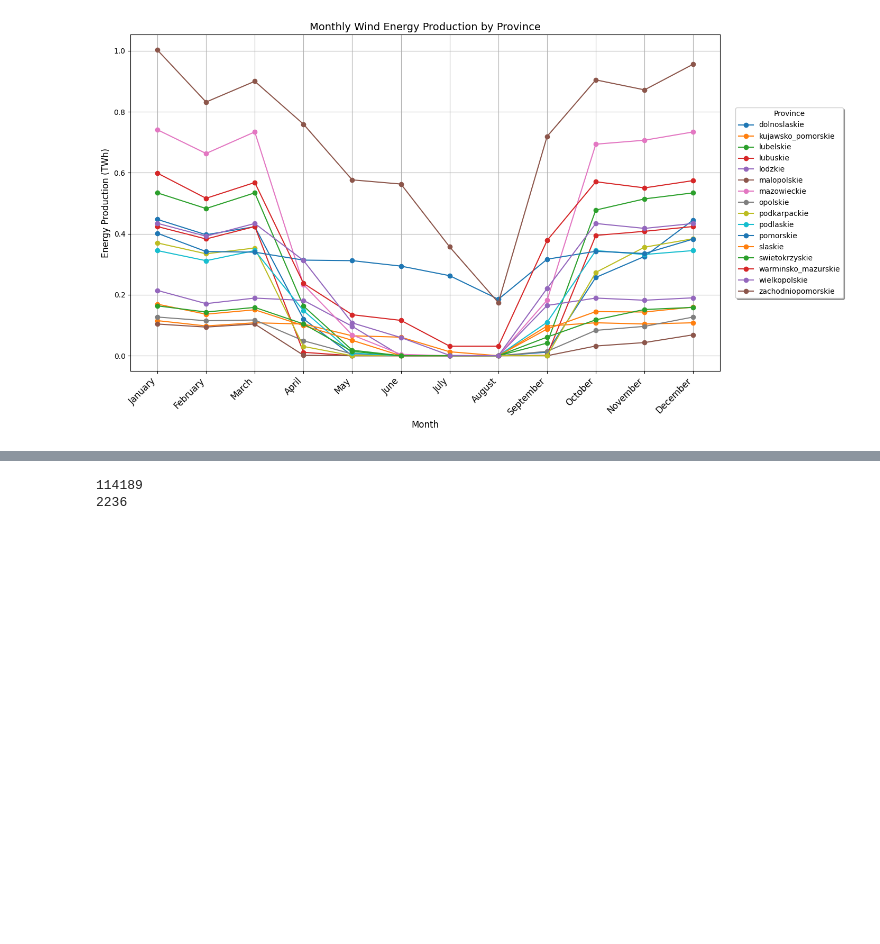
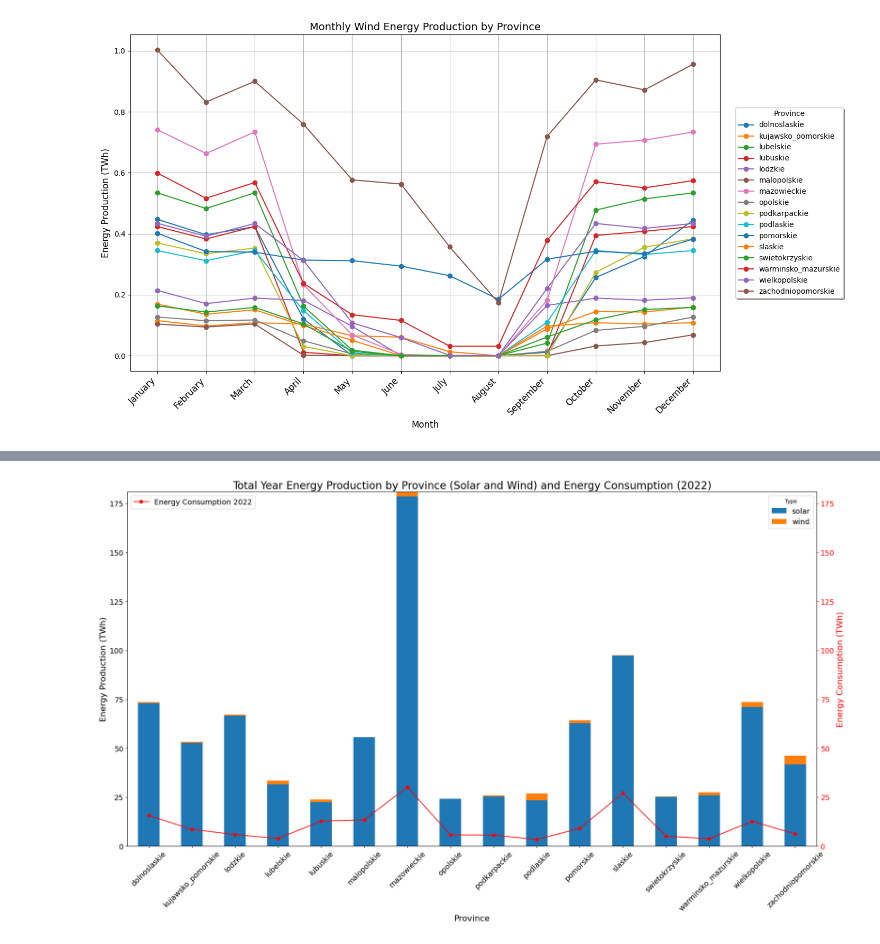
Before and after one commit to geoworldlook/Renewable_energy_optimum_location_function, a Jupyter notebook: Step_5_Analysis_Jupyter.ipynb, the cells around one changed output, grey strips where cells are left out. Cells and saved outputs as stored; diff of their text form; code cells hidden in the pictures; blank space fills up the shorter version.

```diff
--- a/Step_5_Analysis_Jupyter.ipynb
+++ b/Step_5_Analysis_Jupyter.ipynb
@@ -473,7 +494,6 @@ for province in provinces:
         f"area * 1e-6 AS area_km2, "
         f"line_dista * 1e-3 AS line_distance_km, "
         f"road_dista * 1e-3 AS road_distance_km, "
-        f"area * {effective_solar_panel_area} * {efficiency} * 1e-3 AS solar_energy_production_mwh, "
 
         # Monthly energy production
         f"area * {effective_solar_panel_area} * {efficiency} * january * 1e-3 AS january_solar_energy_production_mwh, "
@@ -512,3 +532,5 @@ for province in provinces:
     # Calculate the annual energy production and add it as a new column
     solar_radiation_photovoltaic_area_by_each_province[province]['energy_production_by_year_mwh'] = \
         solar_radiation_photovoltaic_area_by_each_province[province].loc[:, 'january_solar_energy_production_mwh':'december_solar_energy_production_mwh'].sum(axis=1)
+solar_radiation_photovoltaic_area_by_each_province['dolnoslaskie']['february_solar_energy_production_mwh'].sum()
+#2199788.54
@@ -908,7 +986,7 @@ df = pd.DataFrame(data=data_combined, columns=[
 df.set_index('Province', inplace=True)
 
 # Prepare data for the plot
-months = [
+months_list = [
     'January', 'February', 'March', 'April', 'May', 'June',
     'July', 'August', 'September', 'October', 'November', 'December'
 ] # Months as x-axis labels
@@ -918,7 +996,7 @@ plt.figure(figsize=(12, 8))
 
 # Plot a line for each province and change for twH
 for province in df.index:
-    plt.plot(months, df.loc[province] * 1e-6 , marker='o', label=province)
+    plt.plot(months_list, df.loc[province] * 1e-6 , marker='o', label=province)
 
 # Configure the plot
 plt.title('Monthly Wind Energy Production by Province',fontsize=14)
@@ -1204,12 +1198,44 @@ solar_radiation_photovoltaic_area_by_each_province['dolnoslaskie'][solar_radiati
-# %%
-a = 0
-b = 0
-for province in provinces:
-    a +=solar_radiation_photovoltaic_area_by_each_province[province].shape[0]
-    b += wind_energy_production_by_each_province[province].shape[0]
-
-print(a)
-print(b)
-# %% [output]
-114189
-2236
+# %%
+import matplotlib.pyplot as plt
+
+# Grouping the data by province and type, then summing energy production by year
+grouped_data = comb_all_area_solar_wind.groupby(['province', 'type'])['energy_production_by_year_mwh'].sum().unstack() * 1e-6  # TWh
+
+# Creating a larger stacked bar plot for energy production by province and type
+fig, ax1 = plt.subplots(figsize=(20, 12))  # Setting up figure and axis
+
+# Stacked bar plot
+grouped_data.plot(kind='bar', stacked=True, color=['#1f77b4', '#ff7f0e'], ax=ax1)
+
+# Setting up labels for bar plot
+ax1.set_title('Total Year Energy Production by Province (Solar and Wind) and Energy Consumption (2022)', fontsize=20)
+ax1.set_ylabel('Energy Production (TWh)', fontsize=16)
+ax1.set_xlabel('Province', fontsize=16)
+ax1.tick_params(axis='x', rotation=45, labelsize=14)
+ax1.tick_params(axis='y', labelsize=14)
+ax1.legend(title='Type', loc='upper right', fontsize=14)
+
+# Creating a secondary axis to plot energy consumption
+ax2 = ax1.twinx()  # Secondary y-axis for energy consumption
+ax2.plot(data_combined['Province'], data_combined['energy_consumption_2022'], color='red', marker='o', linestyle='-', label='Energy Consumption 2022')
+
+# Setting limits for both y-axes
+max_production = grouped_data.sum(axis=1).max()
+max_consumption = data_combined['energy_consumption_2022'].max()
+common_max = max(max_production, max_consumption)
+
+# Set limits to the same scale
+ax1.set_ylim(0, common_max)
+ax2.set_ylim(0, common_max)
+
+ax2.set_ylabel('Energy Consumption (TWh)', fontsize=16, color='red')
+ax2.tick_params(axis='y', labelsize=14, colors='red')
+
+# Adding legend for the line plot
+ax2.legend(loc='upper left', fontsize=14)
+
+# Display the plot
+plt.tight_layout()
+plt.show()
+# %% [output]
+[figure, added]
```
Also changed, not shown: parts of 36 cells of this notebook.
